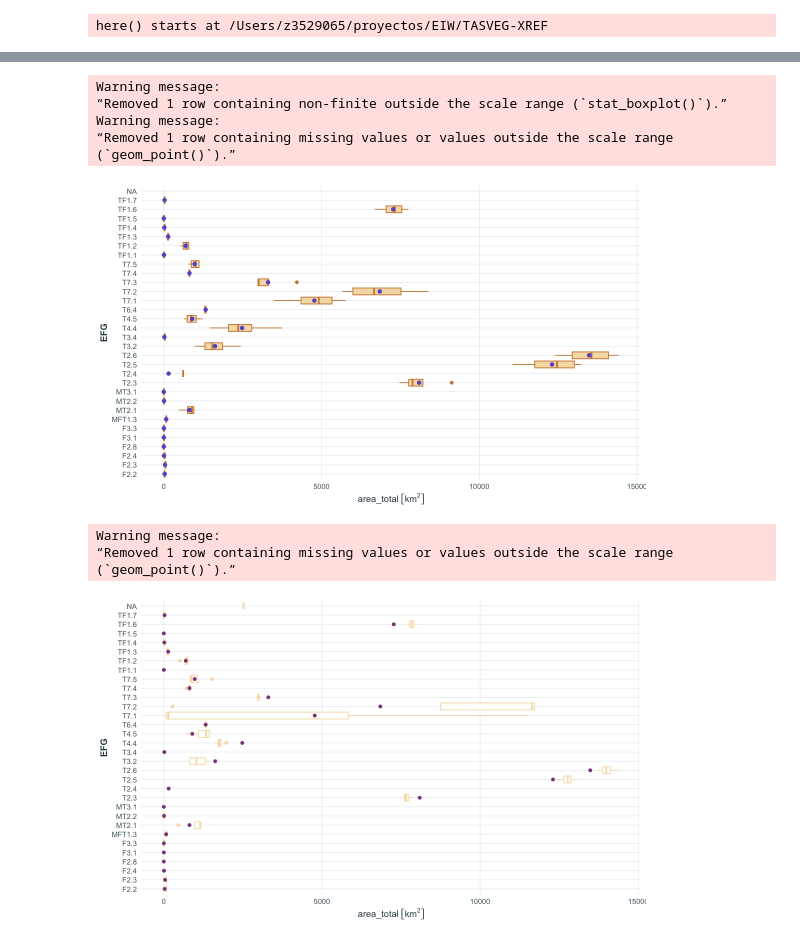
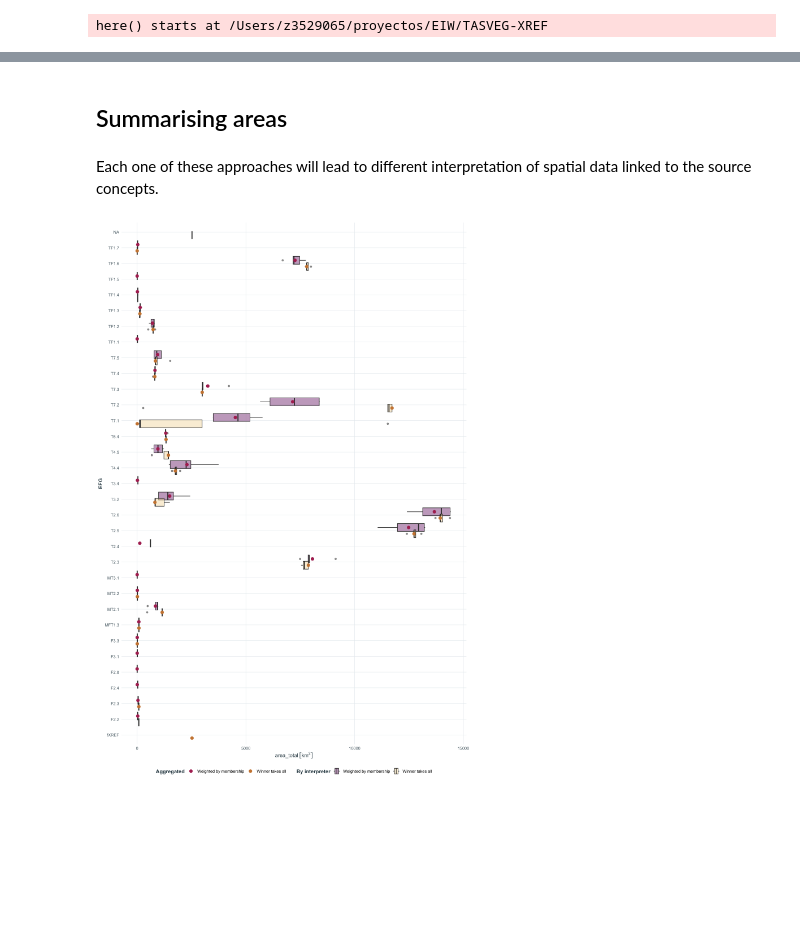
Before and after one commit to Ecosystem-Indicators-Workflows/TASVEG-XREF, a Jupyter notebook: synthesis/area-summaries.ipynb, the cells around one changed output, grey strips where cells are left out. Cells and saved outputs as stored; diff of their text form; code cells hidden in the pictures; blank space fills up the shorter version.

```diff
--- a/synthesis/area-summaries.ipynb
+++ b/synthesis/area-summaries.ipynb
@@ -38,0 +49,3 @@ TASVEG_xy <- read_sf(here::here("gisdata","TASVEG_5_0.shp")) |>
+# %%
+TASVEG_revised <- TASVEG_clean |>
+    filter(round == 2)
@@ -123,0 +117,4 @@ A tibble: 6 × 3
+# %% [markdown]
+## Summarising areas
+# %% [markdown]
+Each one of these approaches will lead to different interpretation of spatial data linked to the source concepts.
@@ -124,30 +131,39 @@ A tibble: 6 × 3
 # %%
-EFG_agg_areas <- TASVEG_xy |>
-    mutate(area = st_area(geometry)) |>
-    st_drop_geometry() |>
-    left_join(memb_by_efg, by = "VEGCODE", relationship = "many-to-many") |>
-    ## group_by(VEG_GROUP, VEGCODE) |>
-    group_by(EFG) |>
-    summarise(area_total = set_units(sum(area * prop),'km2') , .groups="drop")
+EFG_memb_agg_areas <- TASVEG_areas |>
+    left_join(TASVEG_memb_by_target, by = "VEGCODE", relationship = "many-to-many") |>
+    mutate(EFG = coalesce(EFG,"!XREF")) |>
+    summarise(area_total = set_units(sum(area * prop),'km2') , .by=EFG) |>
+    filter(!is.na(area_total))
+# %%
+EFG_mode_agg_areas <- TASVEG_areas |>
+    left_join(TASVEG_max_target, by = "VEGCODE", relationship = "many-to-many") |>
+    mutate(EFG = coalesce(EFG,"!XREF")) |>
+    summarise(area_total = set_units(sum(area),'km2') , .by=EFG) |>
+    filter(!is.na(area_total))
 # %%
+# Force the system device options directly in the cell
+options(repr.plot.width = 12, repr.plot.height = 18)
 ggplot() +
-    geom_boxplot(data=EFG_memb_exp_areas, aes(y=EFG, x=area_total), fill="wheat", col="peru") +
-  geom_point(data=EFG_agg_areas, aes(y=EFG, x=area_total), col="slateblue3", size=2) +
+  geom_boxplot(data=EFG_memb_exp_areas,
+    aes(y=EFG, x=area_total, fill="Weighted by membership"),
+    width = .5, position=position_nudge(y=.2),
+    alpha = .5) +
+  geom_boxplot(data=EFG_mode_exp_areas,
+    aes(y=EFG, x=area_total, fill="Winner takes all"),
+    width = .5, position=position_nudge(y=-.2),
+    alpha = .5) +
+  geom_point(data=EFG_memb_agg_areas,
+    aes(y=EFG, x=area_total, col="Weighted by membership"),
+    cex=3, position=position_nudge(y=.2)) +
+  geom_point(data=EFG_mode_agg_areas,
+    aes(y=EFG, x=area_total, col="Winner takes all"),
+    cex=3, position=position_nudge(y=-.2)) +
+  scale_fill_manual(
+    values = c("Winner takes all" = "wheat", "Weighted by membership"= "orchid4"),
+    name = "By interpreter") +
+  scale_colour_manual(
+    values = c("Winner takes all" = "peru", "Weighted by membership"= "maroon"),
+    name = "Aggregated") +
   theme_wp3()
 # %% [output]
-Warning message:
-“Removed 1 row containing non-finite outside the scale range (`stat_boxplot()`).”
-Warning message:
-“Removed 1 row containing missing values or values outside the scale range
-(`geom_point()`).”
-[figure, old version]
+[figure, new version]
-# %%
-ggplot() +
-  geom_boxplot(data=EFG_mode_exp_areas, aes(y=EFG, x=area_total), col="wheat") +
-  geom_point(data=EFG_agg_areas, aes(y=EFG, x=area_total), col="orchid4") +
-  theme_wp3()
-# %% [output]
-Warning message:
-“Removed 1 row containing missing values or values outside the scale range
-(`geom_point()`).”
-[figure, removed]
```
Also changed, not shown: parts of 32 cells of this notebook, 2 other files.
